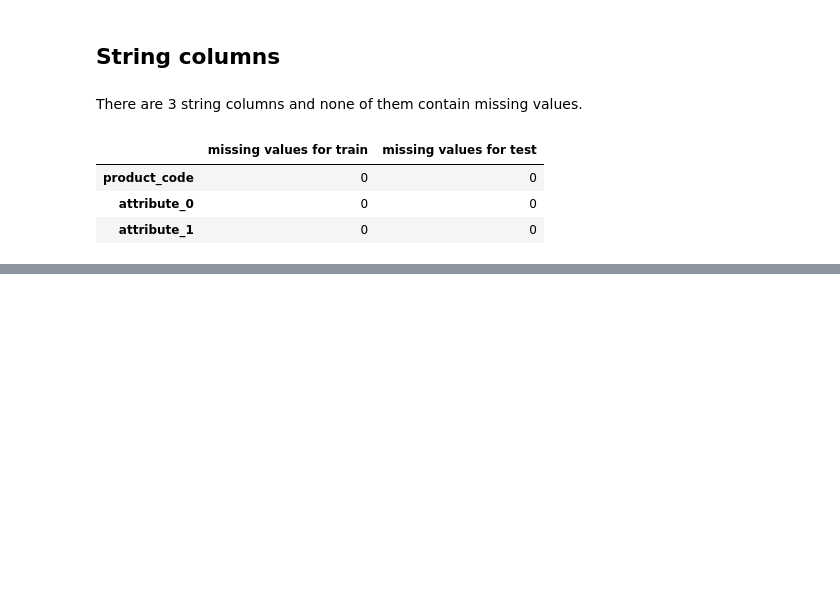
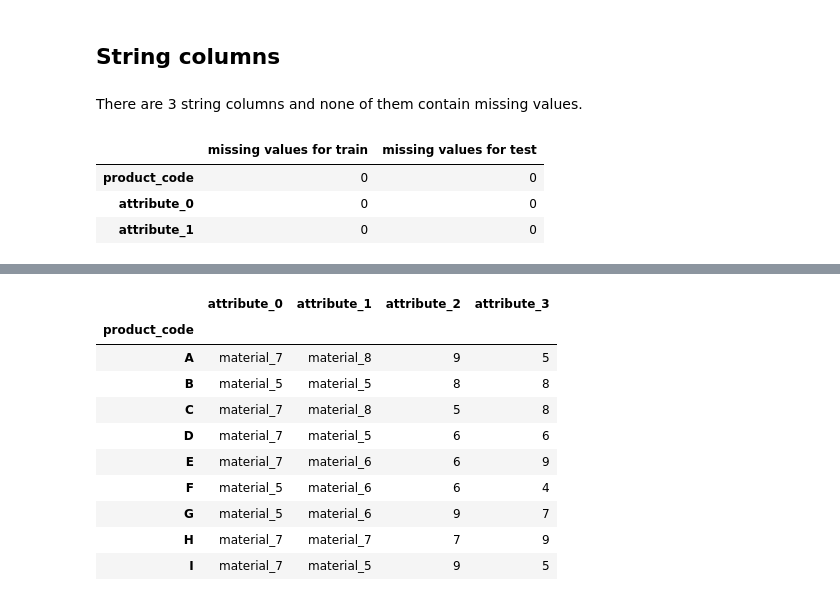
Before and after one commit to mahdiislam79/Product_failure_prediction, a Jupyter notebook: Predict_product_failures.ipynb, the cells around one changed output, grey strips where cells are left out. Cells and saved outputs as stored; diff of their text form; code cells hidden in the pictures; blank space fills up the shorter version.

```diff
--- a/Predict_product_failures.ipynb
+++ b/Predict_product_failures.ipynb
@@ -269,0 +375,14 @@ temp1 = train[s].value_counts(dropna=False, nop)
+# %%
+both[str_cols + ['attribute_2', 'attribute_3']].drop_duplicates().set_index('product_code')
+# %% [output]
+|  | attribute_0 | attribute_1 | attribute_2 | attribute_3 |
+| product_code |  |  |  |  |
+| A | material_7 | material_8 | 9 | 5 |
+| B | material_5 | material_5 | 8 | 8 |
+| C | material_7 | material_8 | 5 | 8 |
+| D | material_7 | material_5 | 6 | 6 |
+| E | material_7 | material_6 | 6 | 9 |
+| F | material_5 | material_6 | 6 | 4 |
+| G | material_5 | material_6 | 9 | 7 |
+| H | material_7 | material_7 | 7 | 9 |
+| I | material_7 | material_5 | 9 | 5 |
```
Also changed, not shown: parts of 11 cells of this notebook.
